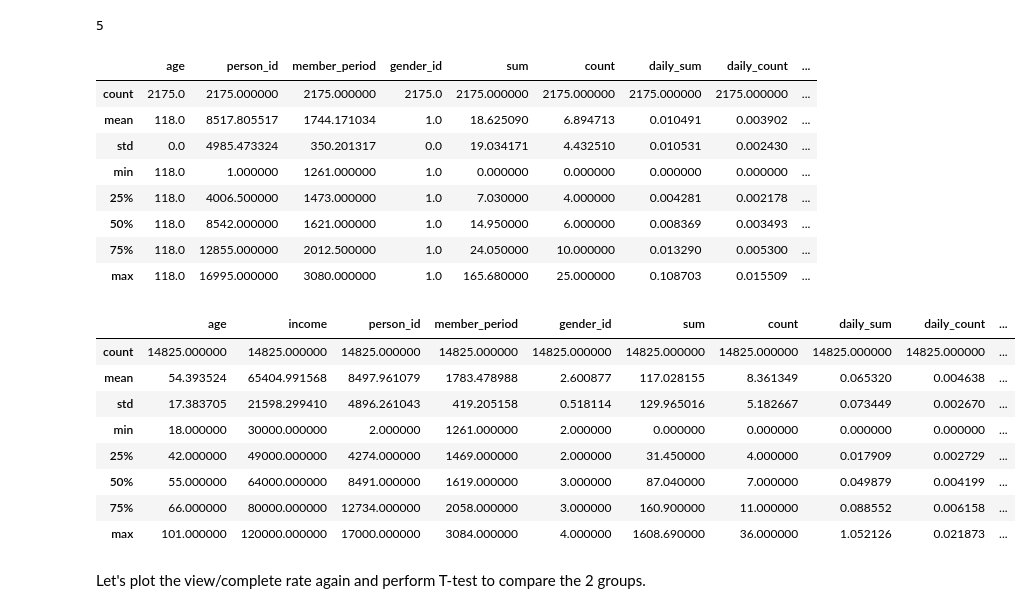
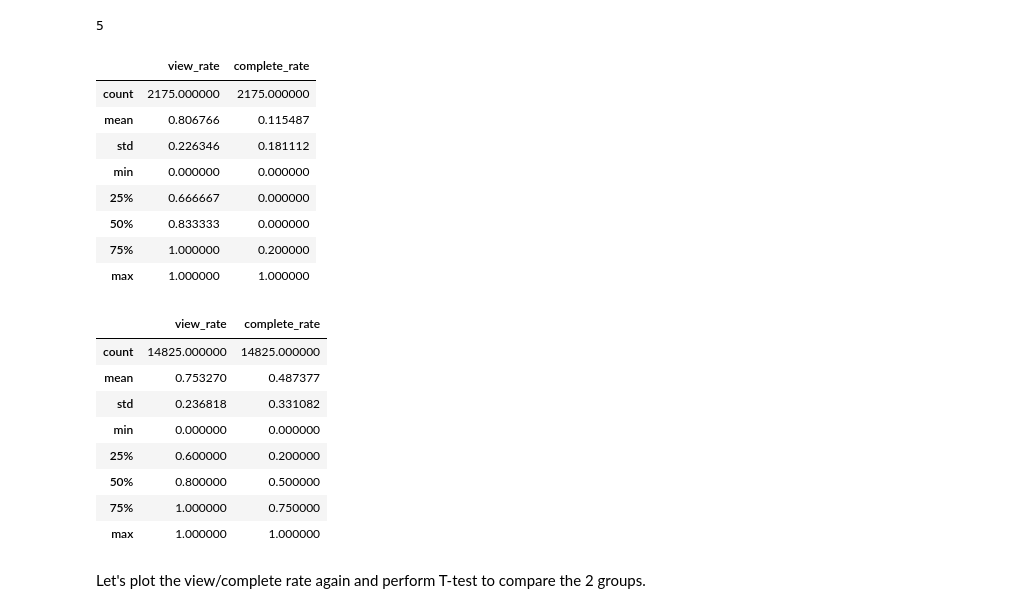
Before and after one commit to QMaiNguyen/Udacity-Capstone-PJ, a Jupyter notebook: Starbucks_Capstone_notebook.ipynb, the cells around one changed output. Cells and saved outputs as stored; diff of their text form; code cells hidden in the pictures.

```diff
--- a/Starbucks_Capstone_notebook.ipynb
+++ b/Starbucks_Capstone_notebook.ipynb
@@ -665,29 +665,29 @@ low_secure_volume['view_rate'].isnull().sum(axis = 0)
 high_secure_volume[['view_rate','complete_rate']]=high_secure_volume[['view_rate','complete_rate']].fillna(0)
 low_secure_volume[['view_rate','complete_rate']]=low_secure_volume[['view_rate','complete_rate']].fillna(0)
 # %%
-high_secure_volume.describe()
+high_secure_volume[['view_rate','complete_rate']].describe()
 # %% [output]
-|  | age | person_id | member_period | gender_id | sum | count | daily_sum | daily_count | ... |
-| count | 2175.0 | 2175.000000 | 2175.000000 | 2175.0 | 2175.000000 | 2175.000000 | 2175.000000 | 2175.000000 | ... |
-| mean | 118.0 | 8517.805517 | 1744.171034 | 1.0 | 18.625090 | 6.894713 | 0.010491 | 0.003902 | ... |
-| std | 0.0 | 4985.473324 | 350.201317 | 0.0 | 19.034171 | 4.432510 | 0.010531 | 0.002430 | ... |
-| min | 118.0 | 1.000000 | 1261.000000 | 1.0 | 0.000000 | 0.000000 | 0.000000 | 0.000000 | ... |
-| 25% | 118.0 | 4006.500000 | 1473.000000 | 1.0 | 7.030000 | 4.000000 | 0.004281 | 0.002178 | ... |
-| 50% | 118.0 | 8542.000000 | 1621.000000 | 1.0 | 14.950000 | 6.000000 | 0.008369 | 0.003493 | ... |
-| 75% | 118.0 | 12855.000000 | 2012.500000 | 1.0 | 24.050000 | 10.000000 | 0.013290 | 0.005300 | ... |
-| max | 118.0 | 16995.000000 | 3080.000000 | 1.0 | 165.680000 | 25.000000 | 0.108703 | 0.015509 | ... |
+|  | view_rate | complete_rate |
+| count | 2175.000000 | 2175.000000 |
+| mean | 0.806766 | 0.115487 |
+| std | 0.226346 | 0.181112 |
+| min | 0.000000 | 0.000000 |
+| 25% | 0.666667 | 0.000000 |
+| 50% | 0.833333 | 0.000000 |
+| 75% | 1.000000 | 0.200000 |
+| max | 1.000000 | 1.000000 |
 # %%
-low_secure_volume.describe()
+low_secure_volume[['view_rate','complete_rate']].describe()
 # %% [output]
-|  | age | income | person_id | member_period | gender_id | sum | count | daily_sum | daily_count | ... |
-| count | 14825.000000 | 14825.000000 | 14825.000000 | 14825.000000 | 14825.000000 | 14825.000000 | 14825.000000 | 14825.000000 | 14825.000000 | ... |
-| mean | 54.393524 | 65404.991568 | 8497.961079 | 1783.478988 | 2.600877 | 117.028155 | 8.361349 | 0.065320 | 0.004638 | ... |
-| std | 17.383705 | 21598.299410 | 4896.261043 | 419.205158 | 0.518114 | 129.965016 | 5.182667 | 0.073449 | 0.002670 | ... |
-| min | 18.000000 | 30000.000000 | 2.000000 | 1261.000000 | 2.000000 | 0.000000 | 0.000000 | 0.000000 | 0.000000 | ... |
-| 25% | 42.000000 | 49000.000000 | 4274.000000 | 1469.000000 | 2.000000 | 31.450000 | 4.000000 | 0.017909 | 0.002729 | ... |
-| 50% | 55.000000 | 64000.000000 | 8491.000000 | 1619.000000 | 3.000000 | 87.040000 | 7.000000 | 0.049879 | 0.004199 | ... |
-| 75% | 66.000000 | 80000.000000 | 12734.000000 | 2058.000000 | 3.000000 | 160.900000 | 11.000000 | 0.088552 | 0.006158 | ... |
-| max | 101.000000 | 120000.000000 | 17000.000000 | 3084.000000 | 4.000000 | 1608.690000 | 36.000000 | 1.052126 | 0.021873 | ... |
+|  | view_rate | complete_rate |
+| count | 14825.000000 | 14825.000000 |
+| mean | 0.753270 | 0.487377 |
+| std | 0.236818 | 0.331082 |
+| min | 0.000000 | 0.000000 |
+| 25% | 0.600000 | 0.200000 |
+| 50% | 0.800000 | 0.500000 |
+| 75% | 1.000000 | 0.750000 |
+| max | 1.000000 | 1.000000 |
 # %% [markdown]
 Let's plot the view/complete rate again and perform T-test to compare the 2 groups.
 # %%
```
Also changed, not shown: parts of 4 cells of this notebook.
